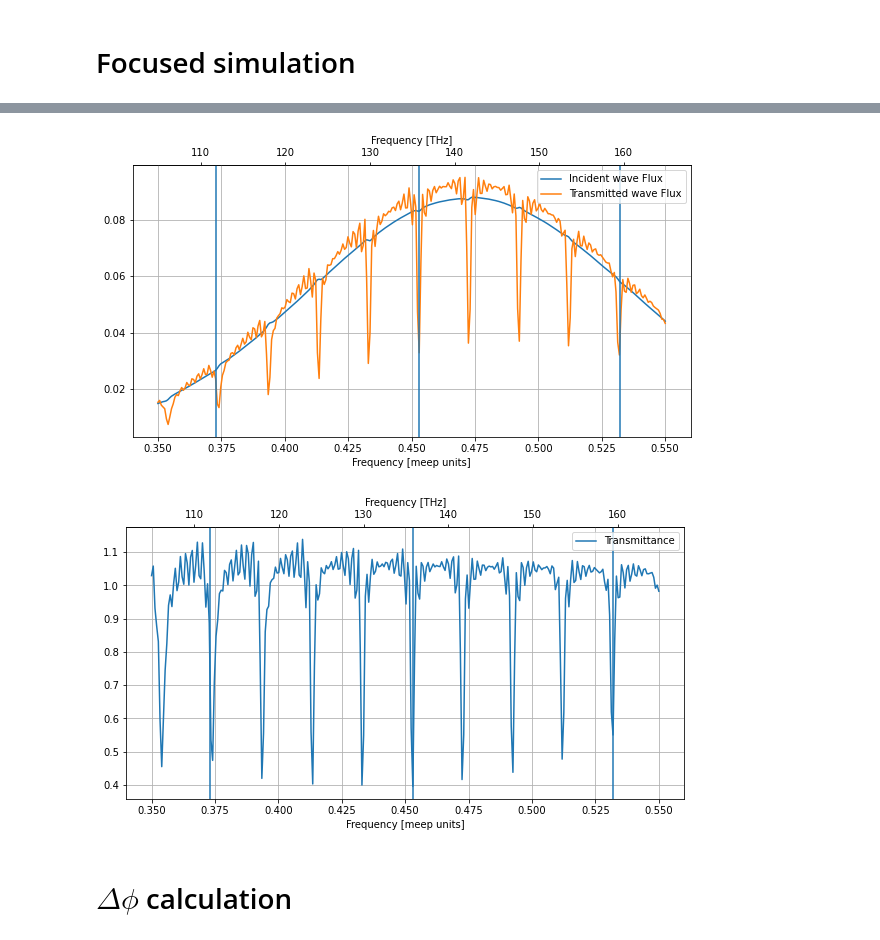
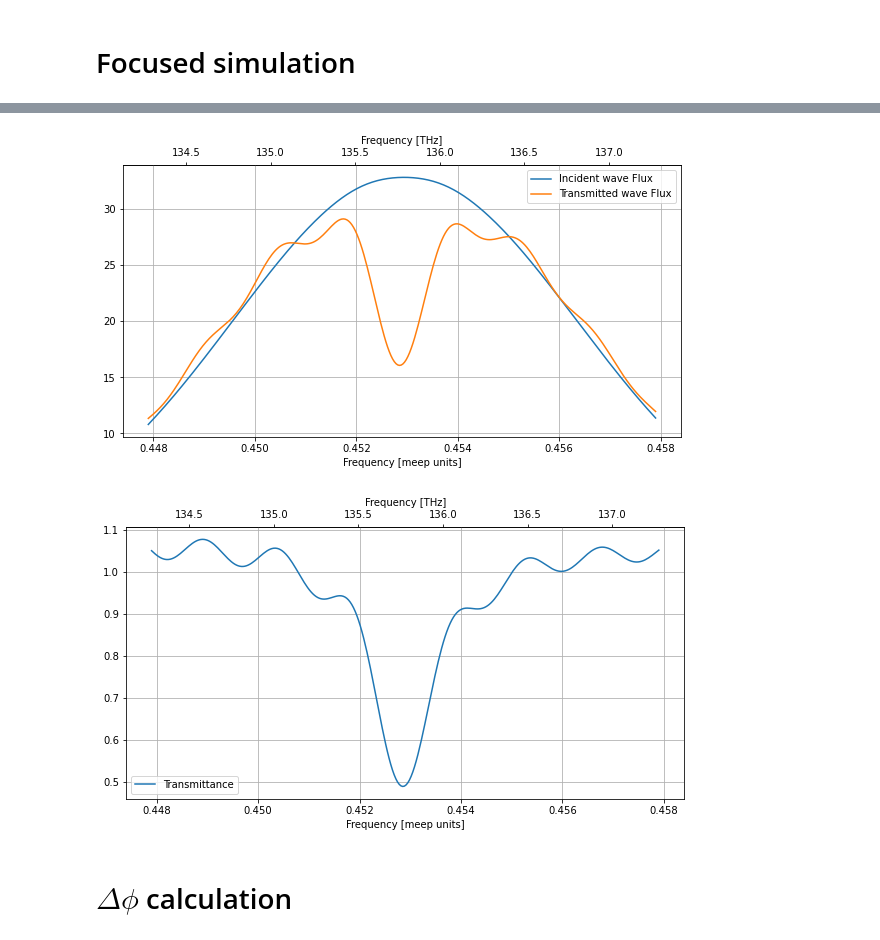
Before and after one commit to leonardocattarin/LabAdvPhotonicsMeep, a Jupyter notebook: Microring_Resonator/Test_Ring_Resonator.ipynb, the cells around one changed output, grey strips where cells are left out. Cells and saved outputs as stored; diff of their text form; code cells hidden in the pictures.

```diff
--- a/Microring_Resonator/Test_Ring_Resonator.ipynb
+++ b/Microring_Resonator/Test_Ring_Resonator.ipynb
@@ -374,13 +375,13 @@ sim.reset_meep()
 # Focused simulation
 # %%
 #Resonance values
-f_central_resonance = 0.45
-df_resonance = 0.05
+f_central_resonance = 0.4529
+df_resonance = 0.01
 
 #central frequency
-f_mon_central_resonance = f_central
+f_mon_central_resonance = f_central_resonance
 #width of sampled frequency band
-df_mon_resonance = df
+df_mon_resonance = df_resonance
 # %%
 #Geometry objects
 waveguide = mp.Block(mp.Vector3(mp.inf, wvg_width, mp.inf),
@@ -456,3 +444,15 @@ Generating MP4...
+# %%
+
+#Get Fourier-transformed fields of incident pulse
+norm_incident_data = sim.get_flux_data(incident)
+
+#Get fluxes from fourier transformed fields transmitted
+norm_tran_flux = mp.get_fluxes(tran)
+
+#Get fluxes from fourier transformed incident fields
+norm_inc_flux = mp.get_fluxes(incident)
+
+flux_freqs = mp.get_flux_freqs(tran)
 # %%
 plt.plot(flux_freqs, norm_inc_flux, label="Incident wave Flux")
 plt.plot(flux_freqs, norm_tran_flux, label="Transmitted wave Flux")
@@ -472,39 +472,34 @@ secax = ax.secondary_xaxis('top', functions=(MU2THz, THz2MU))
 secax.set_xlabel('Frequency [THz]')
 
 
-for xc in har_freq:
-    plt.axvline(x=xc)
-
 plt.legend()
 plt.grid()
 # %% [output]
-[figure, old version]
+[figure, new version]
 # %%
 Tr = np.array(norm_tran_flux)/np.array(norm_inc_flux)
 
 plt.plot(flux_freqs, Tr, label="Transmittance")
 
 plt.xlabel("Frequency [meep units]")
 
 ax = plt.gca()
 
 def MU2THz(x):
     return x *freq_unit*1e-12
 
 
 def THz2MU(x):
     return x /(freq_unit*1e-12)
 
 secax = ax.secondary_xaxis('top', functions=(MU2THz, THz2MU))
 secax.set_xlabel('Frequency [THz]')
 
 
-for xc in har_freq:
-    plt.axvline(x=xc)
 
 plt.legend()
 plt.grid()
 # %% [output]
-[figure, old version]
+[figure, new version]
 # %% [markdown]
 # $\Delta \phi$ calculation
```
Also changed, not shown: parts of 21 cells of this notebook, 1 other file.
